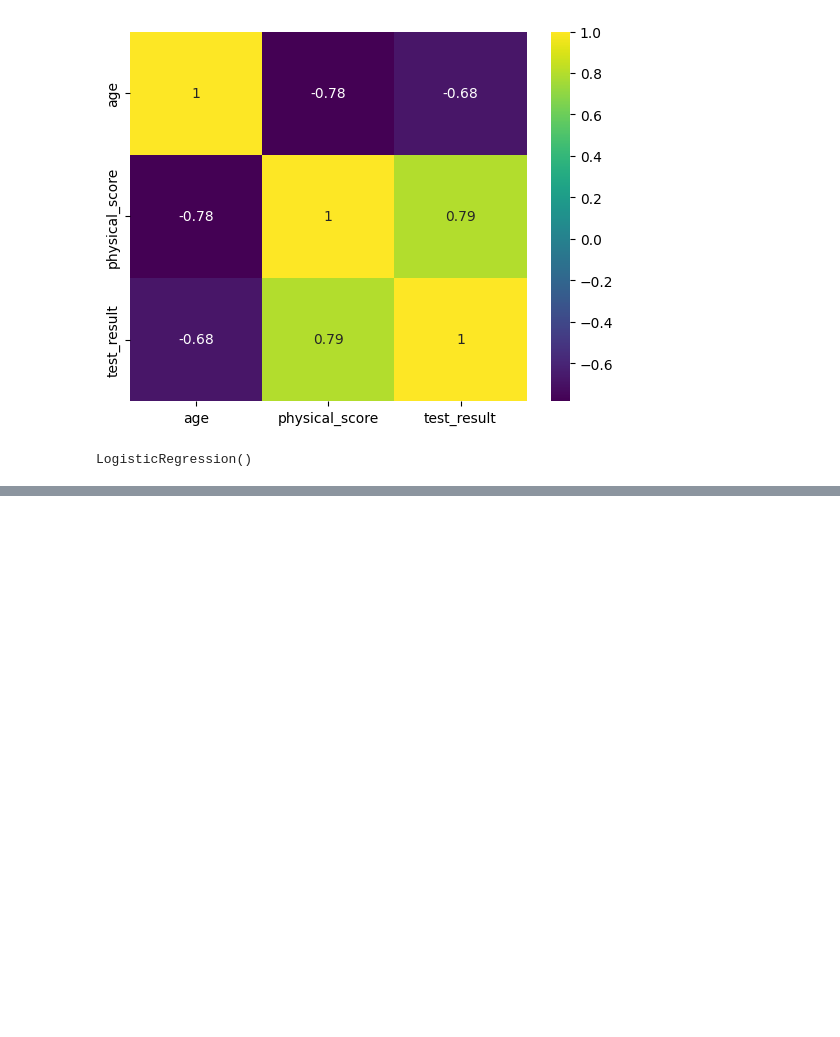
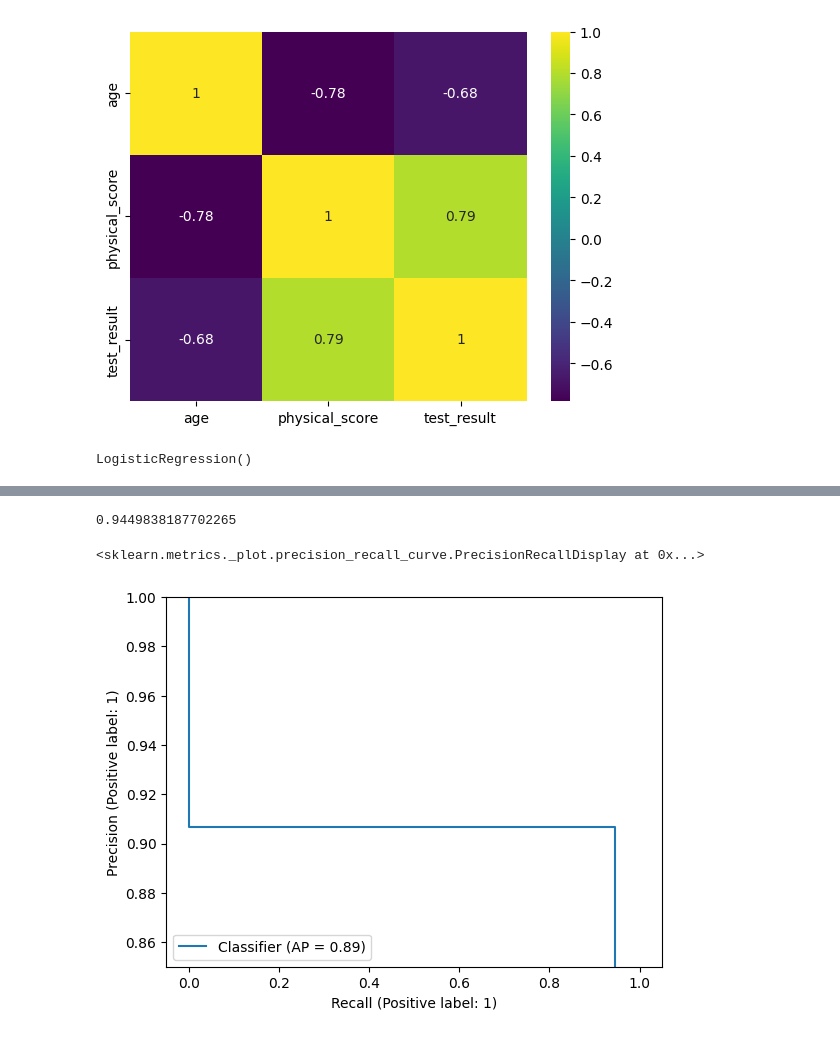
Before and after one commit to NnannaOmoke/logit-reg, a Jupyter notebook: intro.ipynb, the cells around one changed output, grey strips where cells are left out. Drawn from its saved outputs; the diff is of its cells as text; code cells hidden in the pictures; blank space fills up the shorter version.

```diff
--- a/intro.ipynb
+++ b/intro.ipynb
@@ -79,0 +109,11 @@ array([[-0.91841476,  3.52854047]])
+# %%
+recall_score(label_test, pred)
+# %% [output]
+0.9449838187702265
+# %%
+figure, ax = plotter.subplots()
+ax.set_ylim(0.85, 1)
+PrecisionRecallDisplay.from_predictions(label_test, pred, ax = ax)
+# %% [output]
+<sklearn.metrics._plot.precision_recall_curve.PrecisionRecallDisplay at 0x...>
+[figure, added]
```
Also changed, not shown: parts of 8 cells of this notebook.
